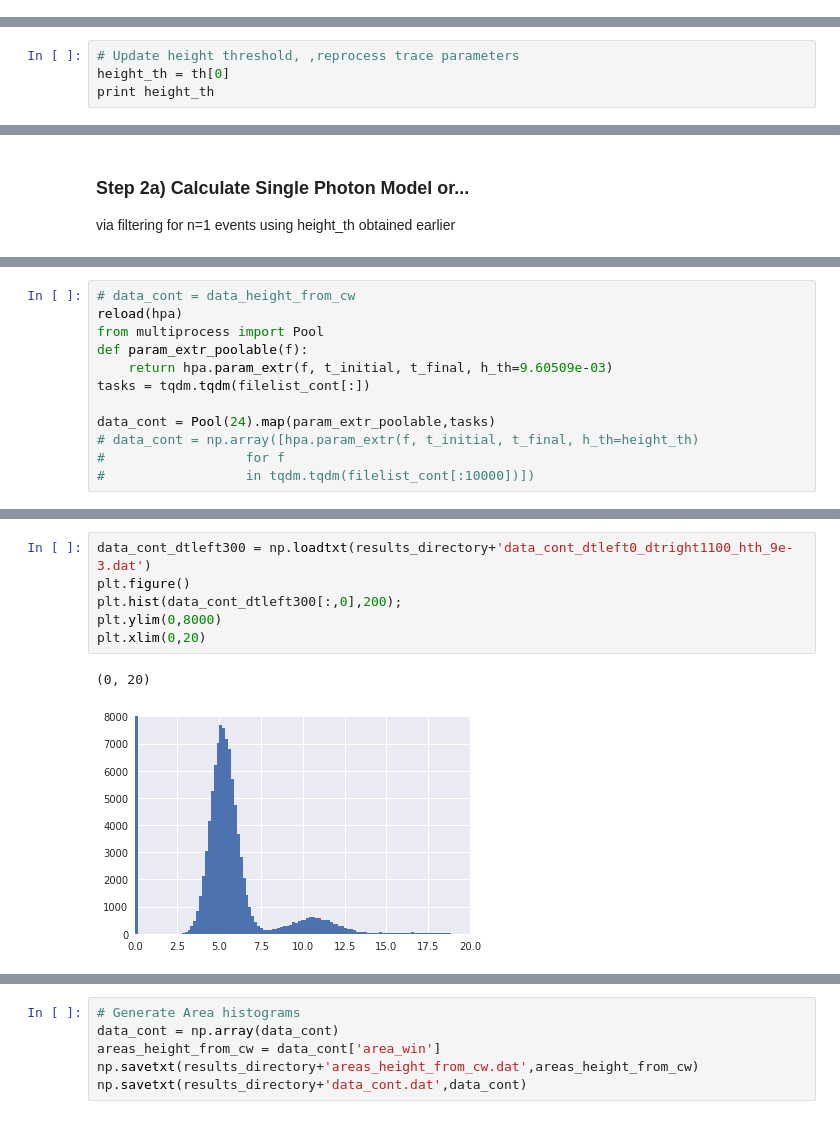
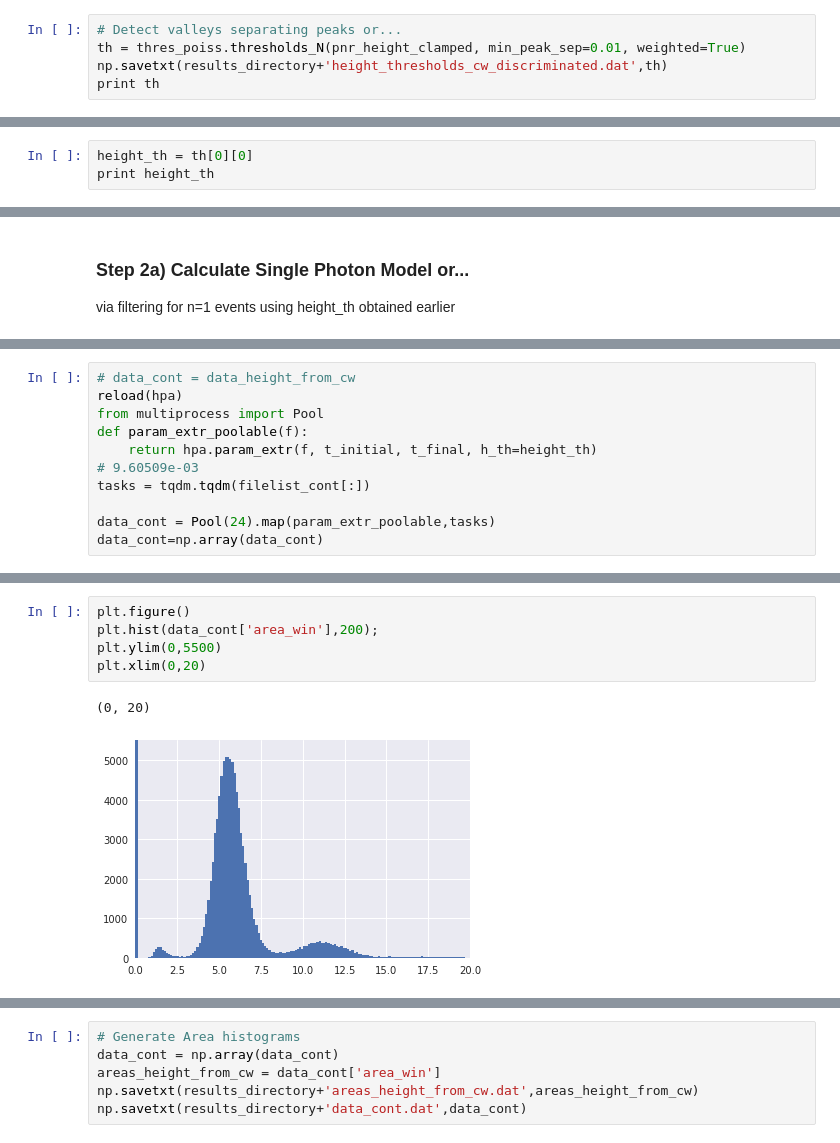
Before and after one commit to hoopernikaho/20170523_TES5_75mK_95uA_trise_115ns_results, a Jupyter notebook: fit_accuracy-cw-derived-single-photon-model.ipynb, the cells around one changed output, grey strips where cells are left out. Drawn from its saved outputs; the diff is of its cells as text.

Commit message:
written explicitely the steps for double pass max height determination

```diff
--- a/fit_accuracy-cw-derived-single-photon-model.ipynb
+++ b/fit_accuracy-cw-derived-single-photon-model.ipynb
@@ -83,0 +131,5 @@ data = np.array([hpa.param_extr(f,t_initial,t_final,height_th,t0)
+# %%
+# Detect valleys separating peaks or...
+th = thres_poiss.thresholds_N(pnr_height_clamped, min_peak_sep=0.01, weighted=True)
+np.savetxt(results_directory+'height_thresholds_cw_discriminated.dat',th)
+print th
@@ -83,0 +149,3 @@ data = np.array([hpa.param_extr(f,t_initial,t_final,height_th,t0)
+# %%
+height_th = th[0][0]
+print height_th
@@ -141,4 +161,0 @@ plt.legend()
-# %%
-# Update height threshold, ,reprocess trace parameters
-height_th = th[0]
-print height_th
@@ -170,10 +176,9 @@ len(filelist_cont)
 reload(hpa)
 from multiprocess import Pool
 def param_extr_poolable(f):
-    return hpa.param_extr(f, t_initial, t_final, h_th=9.60509e-03)
+    return hpa.param_extr(f, t_initial, t_final, h_th=height_th)
+# 9.60509e-03
 tasks = tqdm.tqdm(filelist_cont[:])
 
 data_cont = Pool(24).map(param_extr_poolable,tasks)
-# data_cont = np.array([hpa.param_extr(f, t_initial, t_final, h_th=height_th)
-#                  for f
-#                  in tqdm.tqdm(filelist_cont[:10000])])
+data_cont=np.array(data_cont)
@@ -204,9 +204,8 @@ np.savetxt(results_directory+'data_cont_dtleft0_dtright1300_hth_9e-3.dat',data_c
 # %%
-data_cont_dtleft300 = np.loadtxt(results_directory+'data_cont_dtleft0_dtright1100_hth_9e-3.dat')
 plt.figure()
-plt.hist(data_cont_dtleft300[:,0],200);
-plt.ylim(0,8000)
+plt.hist(data_cont['area_win'],200);
+plt.ylim(0,5500)
 plt.xlim(0,20)
 # %% [output]
 (0, 20)
-[figure, old version]
+[figure, new version]
```
Also changed, not shown: parts of 30 cells of this notebook, 6 other files.
